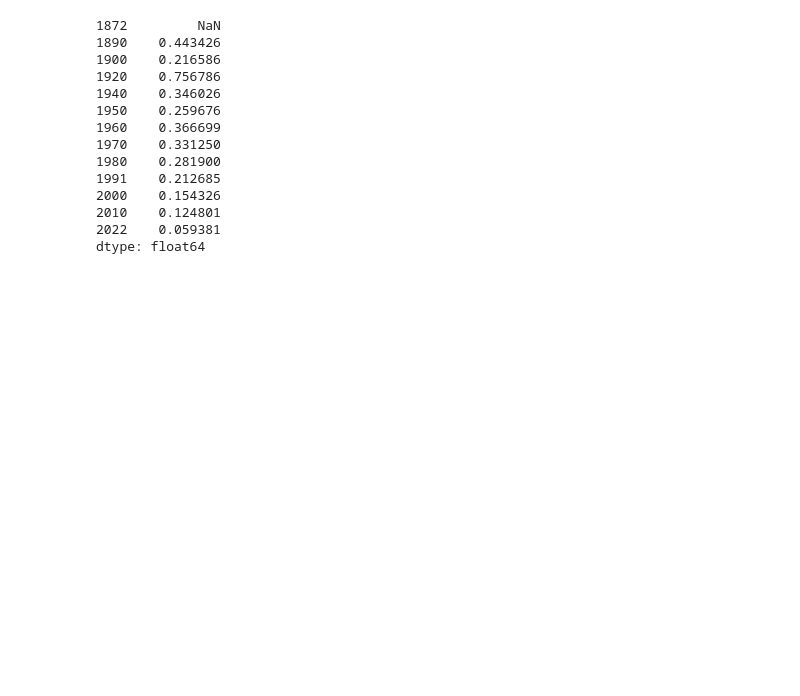
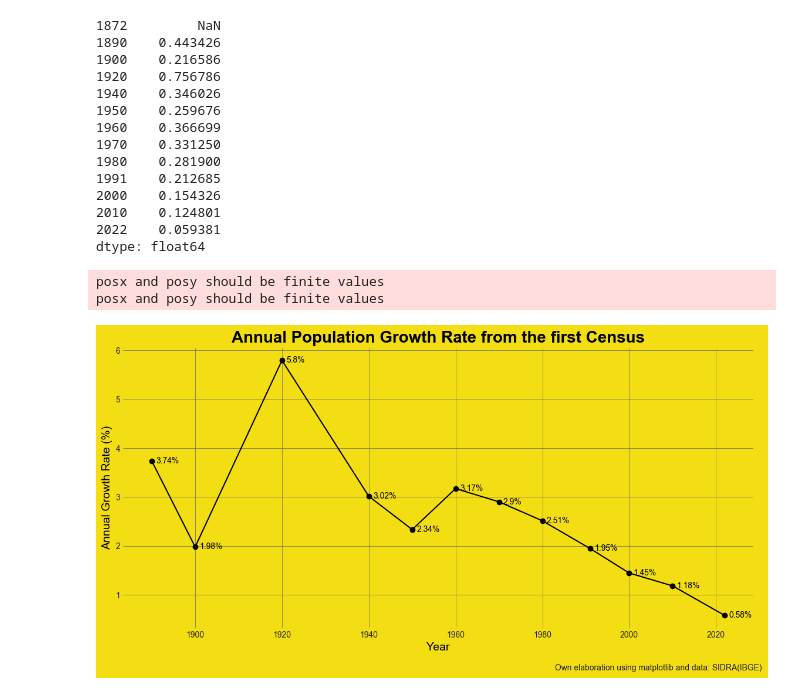
Before and after one commit to jlfenerich/project.censo-dataviz, a Jupyter notebook: notebooks/Demographic_analysis.ipynb, the cells around one changed output. Cells and saved outputs as stored; diff of their text form; code cells hidden in the pictures; blank space fills up the shorter version.

```diff
--- a/notebooks/Demographic_analysis.ipynb
+++ b/notebooks/Demographic_analysis.ipynb
@@ -396,3 +338,43 @@ print(growth_rate)
 2010    0.124801
 2022    0.059381
 dtype: float64
+# %%
+# Calcular a taxa de crescimento anual
+growth_rate = ((totals / totals.shift(1)) ** (1/10)) - 1
+
+# Plotar o gráfico da taxa de crescimento
+plt.figure(figsize=(12, 6))
+plt.plot(growth_rate.index, growth_rate.values * 100, marker='o', color='black', linestyle='-')  # Multiplicar por 100 para converter para porcentagem
+
+# Adicionando rótulos aos pontos
+for x, y in zip(growth_rate.index, growth_rate.values * 100):
+    plt.text(x + 1, y, str(round(y, 2)) + '%', color='black', fontsize=10, verticalalignment='center', horizontalalignment='left')
+
+plt.title('Annual Population Growth Rate from the first Census', fontsize=20, color='black', fontweight='bold')
+plt.xlabel('Year', fontsize=14, color='black')
+plt.ylabel('Annual Growth Rate (%)', fontsize=14, color='black')
+
+# Definindo as cores de fundo
+ax = plt.gca()
+ax.set_facecolor('#f3dd13')  # Cor de fundo da área de plotagem
+plt.gcf().set_facecolor('#f3dd13')  # Cor de fundo da figura
+
+# Ajustar o eixo y para não usar notação científica
+ax.yaxis.set_major_formatter(mticker.StrMethodFormatter('{x:,.0f}'))
+
+# Esconder os eixos secundários à direita e acima
+ax.spines['right'].set_visible(False)
+ax.spines['top'].set_visible(False)
+
+# Personalizar as linhas de grade
+ax.grid(True, which='major', color='#666666', linestyle='-', linewidth=0.5)
+
+# Adicionando a nota de rodapé
+plt.text(0.95, 0.01, 'Own elaboration using matplotlib and data: SIDRA(IBGE)', transform=plt.gcf().transFigure, horizontalalignment='right')
+
+plt.tight_layout()
+plt.show()
+# %% [output]
+posx and posy should be finite values
+posx and posy should be finite values
+[figure, added]
```
Also changed, not shown: parts of 4 cells of this notebook.
